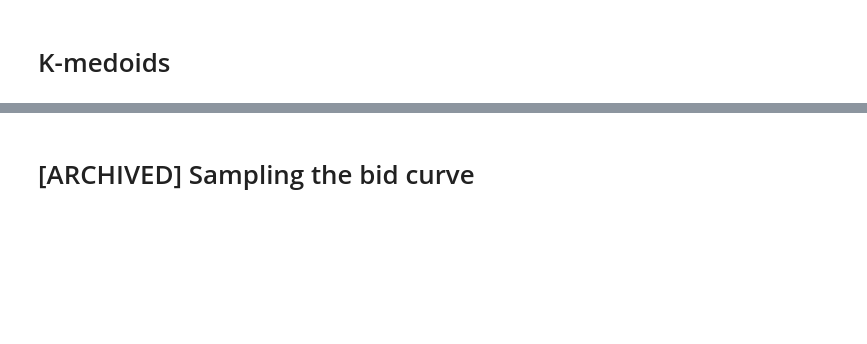
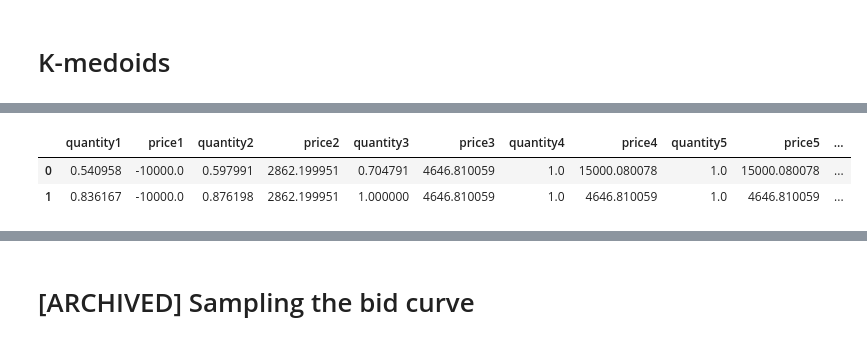
Before and after one commit to gbrosell/maroon-archers, a Jupyter notebook: K-medoids.ipynb, the cells around one changed output, grey strips where cells are left out. Drawn from its saved outputs; the diff is of its cells as text; code cells hidden in the pictures; blank space fills up the shorter version.

```diff
--- a/K-medoids.ipynb
+++ b/K-medoids.ipynb
@@ -136,8 +159,8 @@ import numpy as np
 import matplotlib.pyplot as plt
 
 # Get values from columns
-prices = downsampled_df[['price1', 'price2', 'price3', 'price4', 'price5', 'price6', 'price7', 'price8', 'price9', 'price10', 'price11']].values
-quantities = downsampled_df[['quantity1', 'quantity2', 'quantity3', 'quantity4', 'quantity5', 'quantity6', 'quantity7', 'quantity8', 'quantity9', 'quantity10', 'quantity11']].values
+prices = df_2022[['price1', 'price2', 'price3', 'price4', 'price5', 'price6', 'price7', 'price8', 'price9', 'price10', 'price11']].values
+quantities = df_2022[['quantity1', 'quantity2', 'quantity3', 'quantity4', 'quantity5', 'quantity6', 'quantity7', 'quantity8', 'quantity9', 'quantity10', 'quantity11']].values
 
 # Function to create step-wise bid curves
 def create_stepwise_curves(prices, quantities):
@@ -279,0 +212,3 @@ KeyboardInterrupt:
+# %%
+# Adjust the slicing to select the first num entries
+subset_step_curves_array = step_curves_array[:2000]
@@ -304,0 +439,14 @@ plt.show()
+# %%
+# Assuming 'centers_list' is your list of cluster centers
+final_centers = centers_list[-1]
+
+# Assuming 'final_centers' is your cluster centers
+num_features = final_centers.shape[1]
+feature_columns = [f'quantity{i//2 + 1}' if i % 2 == 0 else f'price{i//2 + 1}' for i in range(num_features - 2)]
+centers_df = pd.DataFrame(final_centers[:, 2:], columns=feature_columns)
+
+centers_df
+# %% [output]
+|  | quantity1 | price1 | quantity2 | price2 | quantity3 | price3 | quantity4 | price4 | quantity5 | price5 | ... |
+| 0 | 0.540958 | -10000.0 | 0.597991 | 2862.199951 | 0.704791 | 4646.810059 | 1.0 | 15000.080078 | 1.0 | 15000.080078 | ... |
+| 1 | 0.836167 | -10000.0 | 0.876198 | 2862.199951 | 1.000000 | 4646.810059 | 1.0 | 4646.810059 | 1.0 | 4646.810059 | ... |
```
Also changed, not shown: parts of 34 cells of this notebook.
